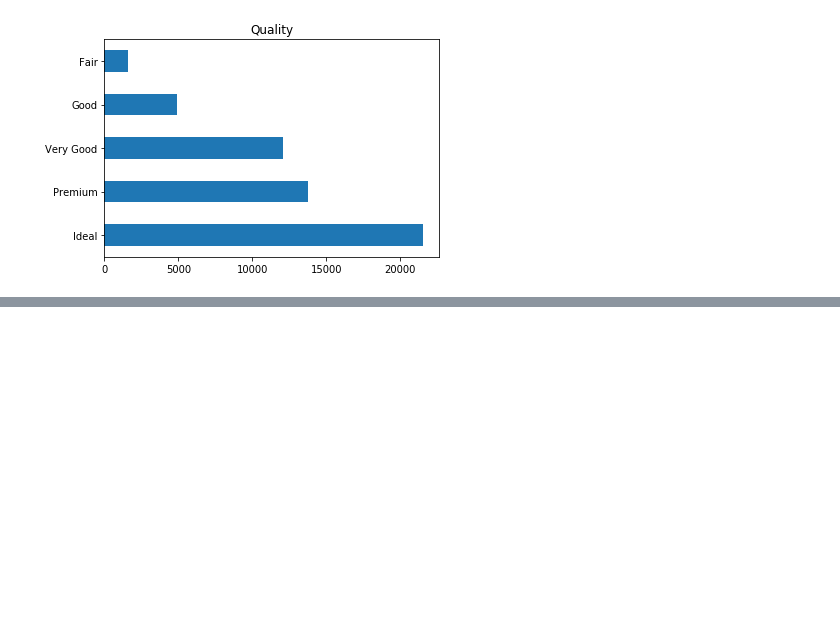
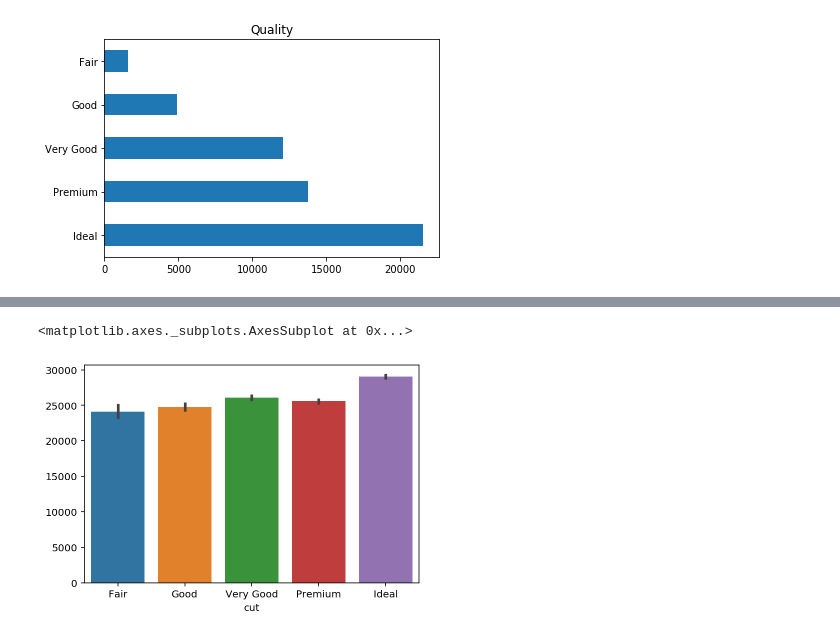
Before and after one commit to bevirgen/Data-Science---Artificial-Intelligence, a Jupyter notebook: 1. Python/2. Dr. M. Vahit Keskin/4. Eda and Visualize Basics/eda.ipynb, the cells around one changed output, grey strips where cells are left out. Drawn from its saved outputs; the diff is of its cells as text; code cells hidden in the pictures; blank space fills up the shorter version.

```diff
--- a/1. Python/2. Dr. M. Vahit Keskin/4. Eda and Visualize Basics/eda.ipynb
+++ b/1. Python/2. Dr. M. Vahit Keskin/4. Eda and Visualize Basics/eda.ipynb
@@ -290,0 +291,5 @@ sns.catplot(x='cut', y='price', hue = 'color', data = df);
+# %%
+sns.barplot(df.cut, df.cut.index)
+# %% [output]
+<matplotlib.axes._subplots.AxesSubplot at 0x...>
+[figure, added]
```
Also changed, not shown: parts of 3 cells of this notebook, 1 other file.
